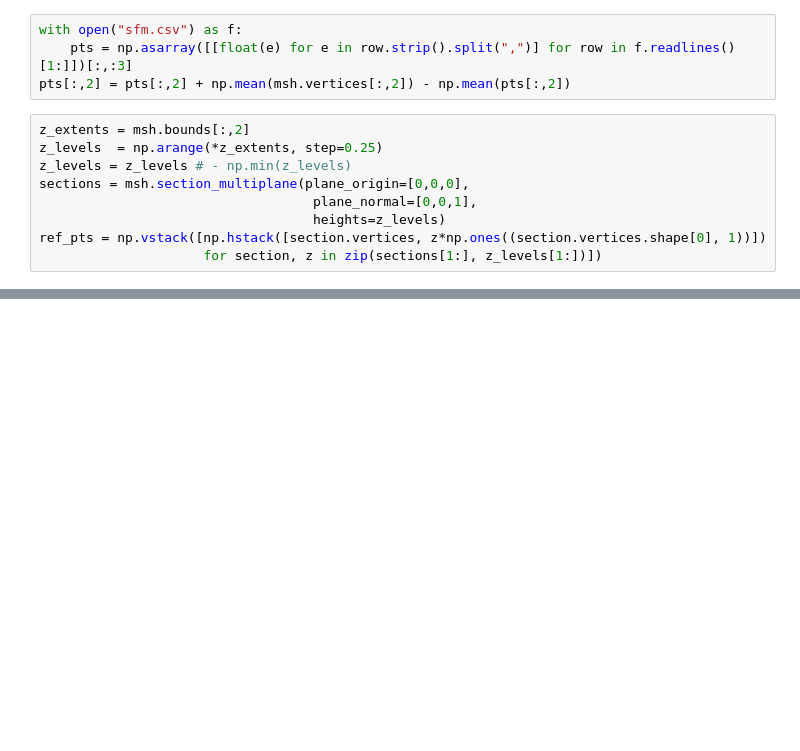
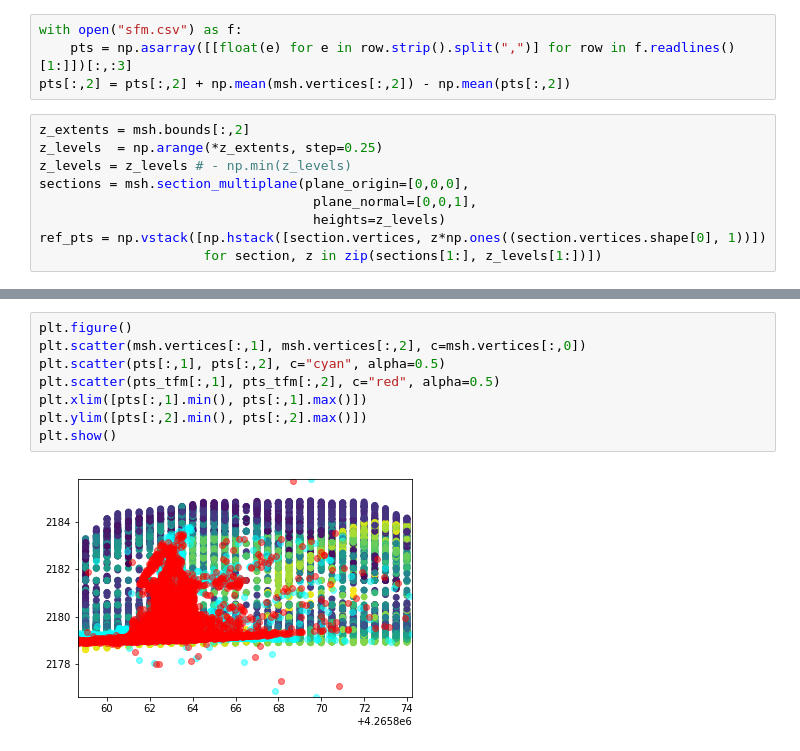
Before and after one commit to pixel8earth/salida_lidar, a Jupyter notebook: trimesh.ipynb, the cells around one changed output, grey strips where cells are left out. Cells and saved outputs as stored; diff of their text form; blank space fills up the shorter version.

```diff
--- a/trimesh.ipynb
+++ b/trimesh.ipynb
@@ -54,0 +56,10 @@ plt.show()
+# %%
+plt.figure()
+plt.scatter(msh.vertices[:,1], msh.vertices[:,2], c=msh.vertices[:,0])
+plt.scatter(pts[:,1], pts[:,2], c="cyan", alpha=0.5)
+plt.scatter(pts_tfm[:,1], pts_tfm[:,2], c="red", alpha=0.5)
+plt.xlim([pts[:,1].min(), pts[:,1].max()])
+plt.ylim([pts[:,2].min(), pts[:,2].max()])
+plt.show()
+# %% [output]
+[figure, added]
```
Also changed, not shown: parts of 6 cells of this notebook.
